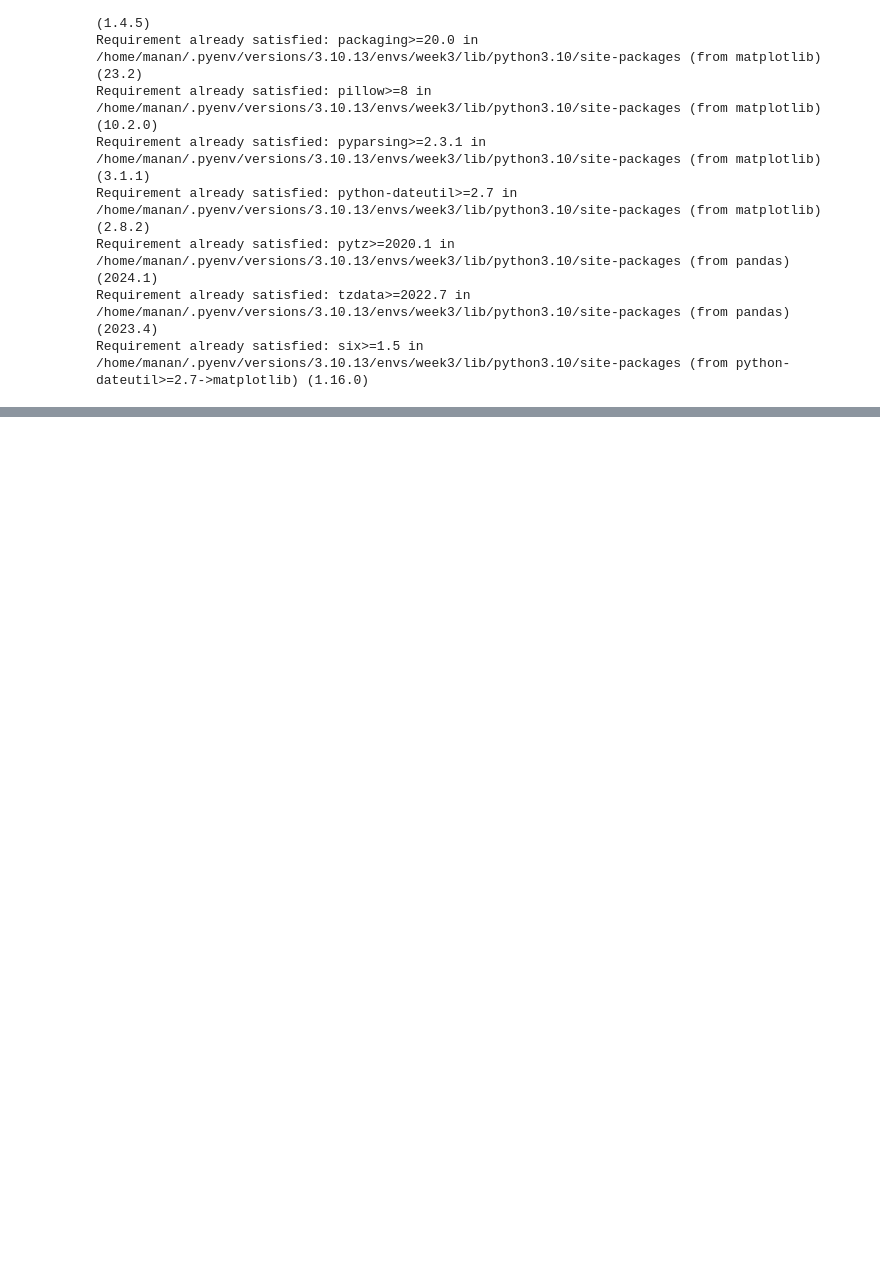
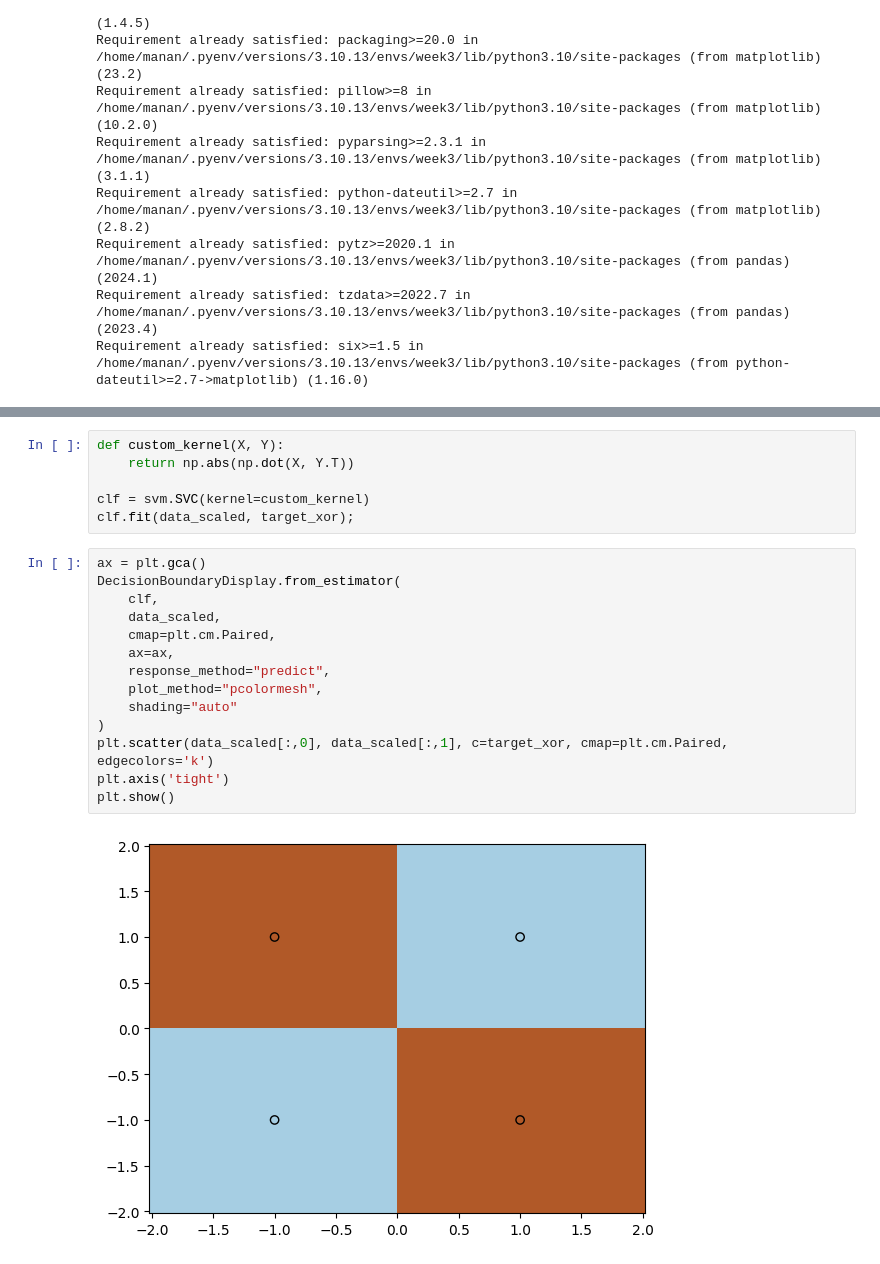
Before and after one commit to manan883/springboard2024, a Jupyter notebook: Exercise_00.ipynb, the cells around one changed output, grey strips where cells are left out. Cells and saved outputs as stored; diff of their text form; blank space fills up the shorter version.

```diff
--- a/Exercise_00.ipynb
+++ b/Exercise_00.ipynb
@@ -228,0 +122,22 @@ Confusion matrix:
+# %%
+def custom_kernel(X, Y):
+    return np.abs(np.dot(X, Y.T))
+
+clf = svm.SVC(kernel=custom_kernel)
+clf.fit(data_scaled, target_xor);
+# %%
+ax = plt.gca()
+DecisionBoundaryDisplay.from_estimator(
+    clf,
+    data_scaled,
+    cmap=plt.cm.Paired,
+    ax=ax,
+    response_method="predict",
+    plot_method="pcolormesh",
+    shading="auto"
+)
+plt.scatter(data_scaled[:,0], data_scaled[:,1], c=target_xor, cmap=plt.cm.Paired, edgecolors='k')
+plt.axis('tight')
+plt.show()
+# %% [output]
+[figure, added]
```
Also changed, not shown: parts of 38 cells of this notebook, 4 other files.
